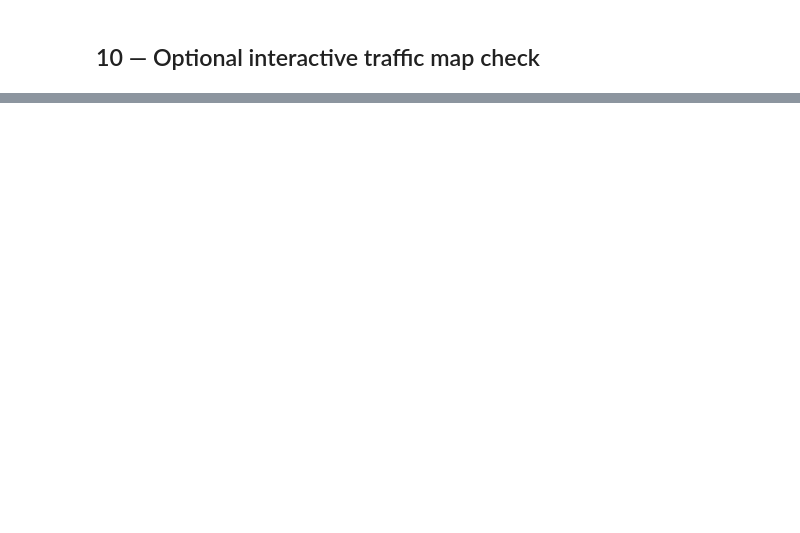
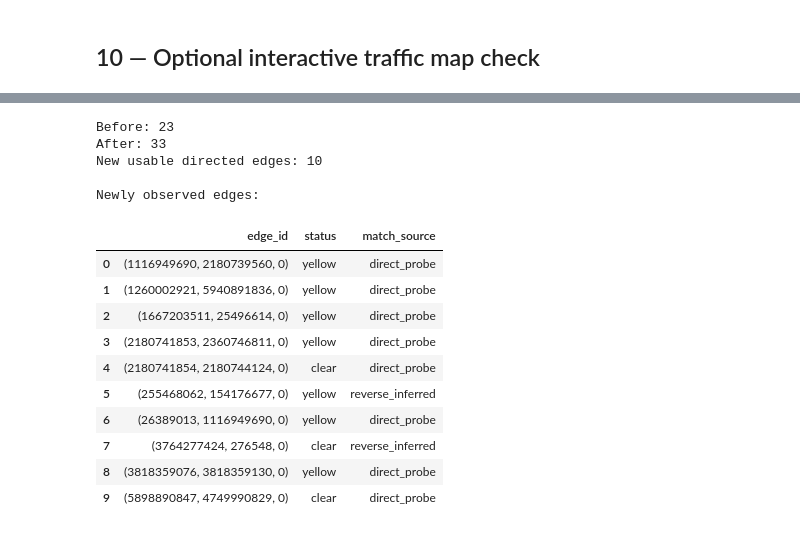
Before and after one commit to Aihan-2005/AiWithPython, a Jupyter notebook: AiLeason/notebooks/05_traffic_quality.ipynb, the cells around one changed output, grey strips where cells are left out. Drawn from its saved outputs; the diff is of its cells as text; code cells hidden in the pictures; blank space fills up the shorter version.

```diff
--- a/AiLeason/notebooks/05_traffic_quality.ipynb
+++ b/AiLeason/notebooks/05_traffic_quality.ipynb
@@ -676,0 +926,64 @@ NameError: name 'ui_state' is not defined
+# %%
+def get_usable_edge_ids(graph):
+
+    result = set()
+
+    if graph is None:
+        return result
+
+    for u, v, k, attrs in graph.edges(
+        keys=True, data=True
+    ):
+
+        usable = (
+            attrs.get("traffic_matched") is True
+            and attrs.get("time_is_imputed") is False
+            and attrs.get("traffic_status")
+                in {"red", "yellow", "clear", "closed"}
+            and attrs.get("traffic_match_source")
+                in {"direct_probe", "reverse_inferred"}
+        )
+
+        if usable:
+            result.add((u, v, k))
+
+    return result
+
+
+before_ids = get_usable_edge_ids(previous_snapshot)
+after_ids = get_usable_edge_ids(snapshot)
+
+new_ids = after_ids - before_ids
+
+print("Before:", len(before_ids))
+print("After:", len(after_ids))
+print("New usable directed edges:", len(new_ids))
+
+print("\nNewly observed edges:")
+display(pd.DataFrame([
+    {
+        "edge_id": edge_id,
+        "status": snapshot[edge_id[0]][edge_id[1]][edge_id[2]]
+            .get("traffic_status"),
+        "match_source": snapshot[edge_id[0]][edge_id[1]][edge_id[2]]
+            .get("traffic_match_source"),
+    }
+    for edge_id in sorted(new_ids, key=str)
+]))
+# %% [output]
+Before: 23
+After: 33
+New usable directed edges: 10
+
+Newly observed edges:
+|  | edge_id | status | match_source |
+| 0 | (1116949690, 2180739560, 0) | yellow | direct_probe |
+| 1 | (1260002921, 5940891836, 0) | yellow | direct_probe |
+| 2 | (1667203511, 25496614, 0) | yellow | direct_probe |
+| 3 | (2180741853, 2360746811, 0) | yellow | direct_probe |
+| 4 | (2180741854, 2180744124, 0) | clear | direct_probe |
+| 5 | (255468062, 154176677, 0) | yellow | reverse_inferred |
+| 6 | (26389013, 1116949690, 0) | yellow | direct_probe |
+| 7 | (3764277424, 276548, 0) | clear | reverse_inferred |
+| 8 | (3818359076, 3818359130, 0) | yellow | direct_probe |
+| 9 | (5898890847, 4749990829, 0) | clear | direct_probe |
```
Also changed, not shown: parts of 14 cells of this notebook, 13 other files.
